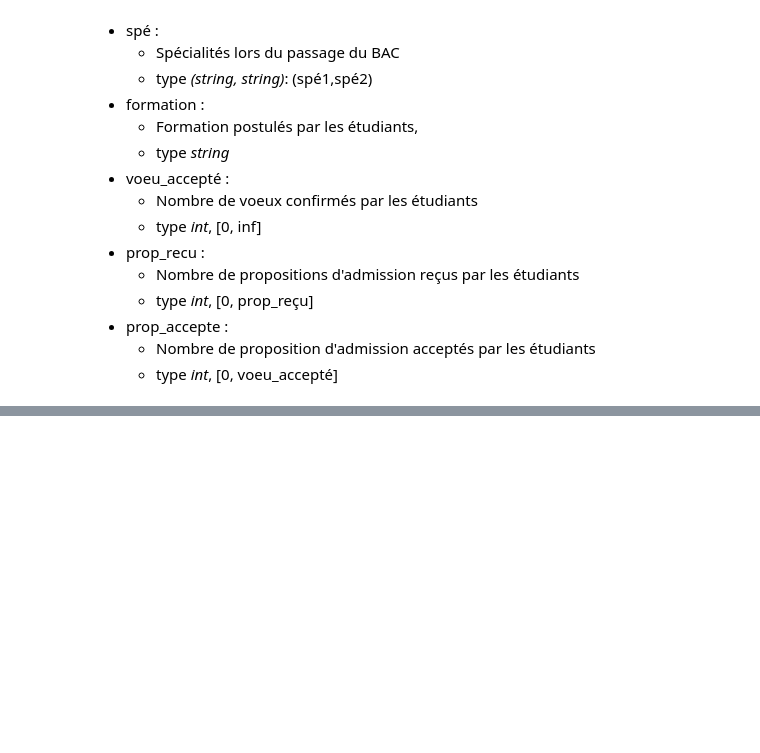
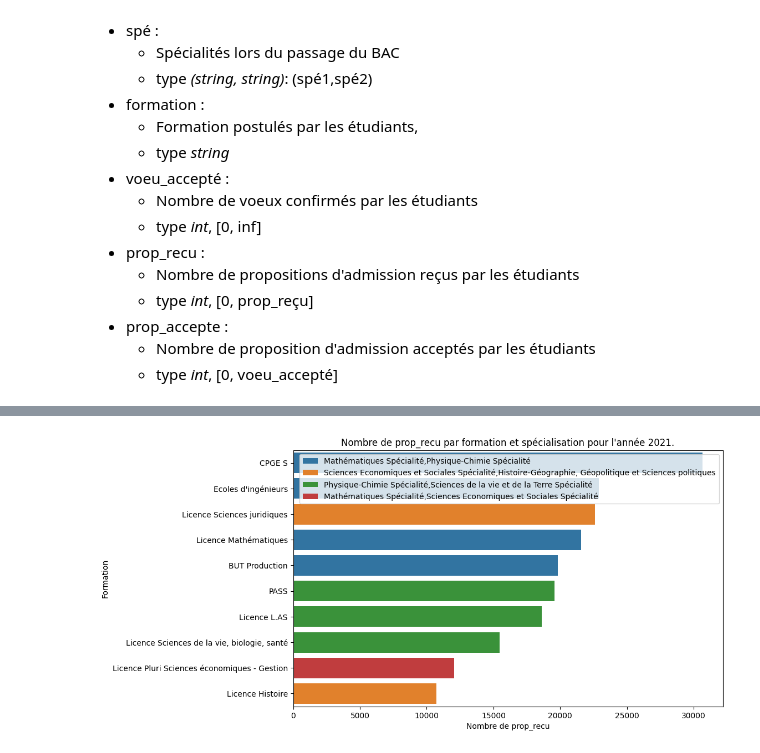
Before and after one commit to vraus/Projet_FDD, a Jupyter notebook: main.ipynb, the cells around one changed output, grey strips where cells are left out. Cells and saved outputs as stored; diff of their text form; code cells hidden in the pictures; blank space fills up the shorter version.

```diff
--- a/main.ipynb
+++ b/main.ipynb
@@ -209,0 +244,4 @@ get_graph_by_year_column(2023, "prop_accepte")
+# %%
+get_graph_by_year_column_from_formation(2021, "prop_recu")
+# %% [output]
+[figure, added]
```
Also changed, not shown: parts of 39 cells of this notebook.
